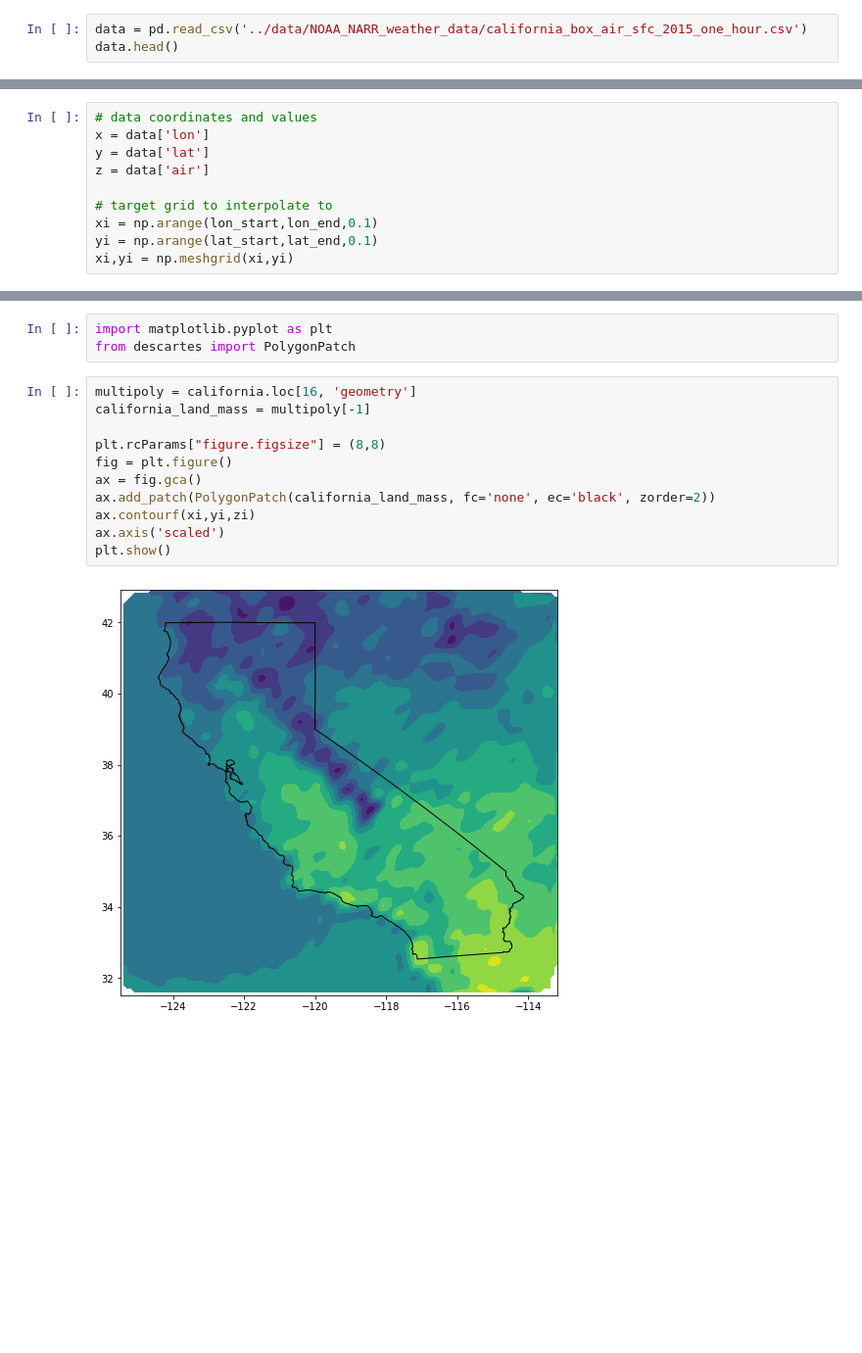
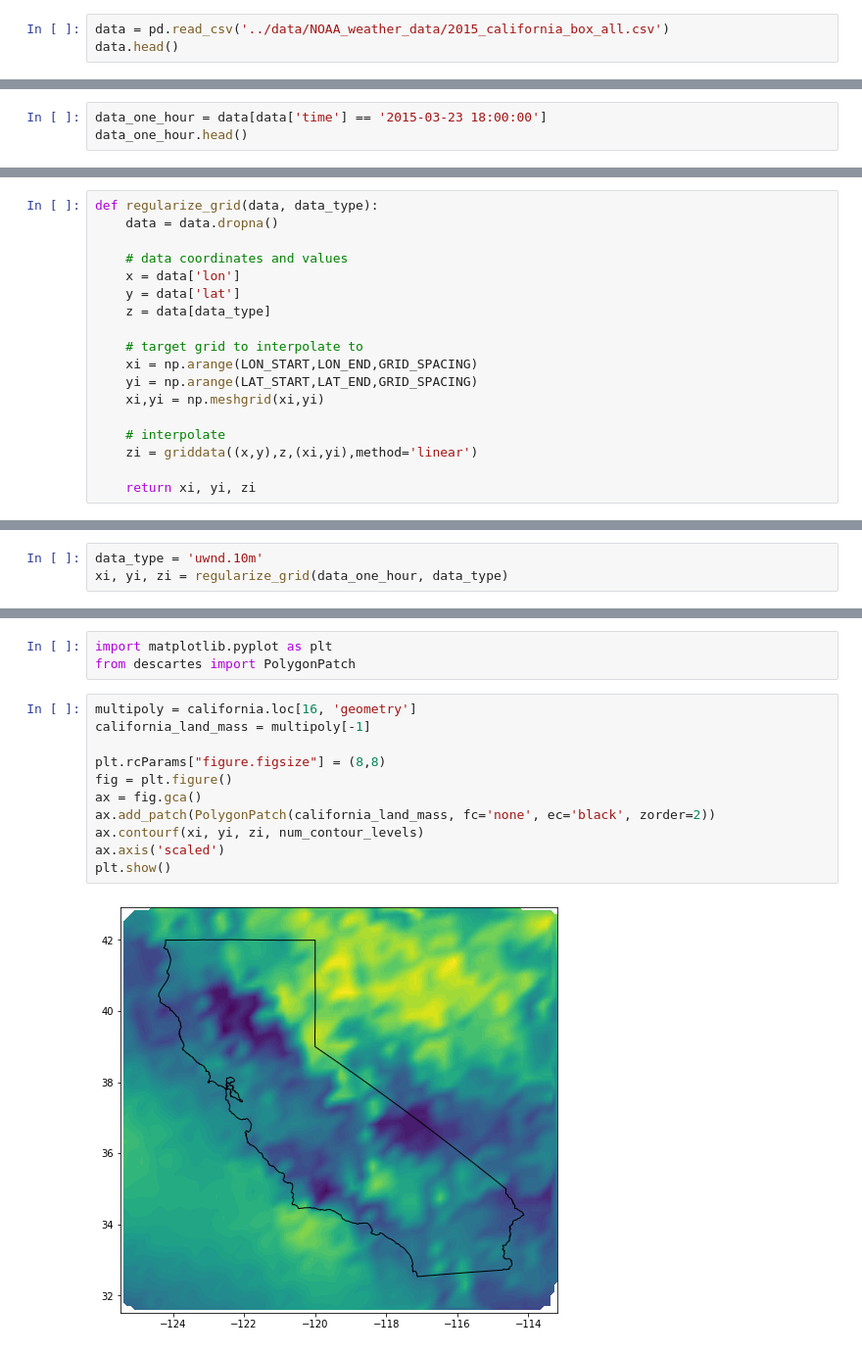
Before and after one commit to aristyogresearch/wildfire, a Jupyter notebook: notebooks/weather_data_heatmaps.ipynb, the cells around one changed output, grey strips where cells are left out. Shown at 98% size. Cells and saved outputs as stored; diff of their text form; blank space fills up the shorter version.

Commit message:
Worked on weather heatmaps

```diff
--- a/notebooks/weather_data_heatmaps.ipynb
+++ b/notebooks/weather_data_heatmaps.ipynb
@@ -11,4 +14,4 @@ lon_end = -113.131
 # %%
-data = pd.read_csv('../data/NOAA_NARR_weather_data/california_box_air_sfc_2015_one_hour.csv')
+data = pd.read_csv('../data/NOAA_weather_data/2015_california_box_all.csv')
 data.head()
 # %% [output]
@@ -20,0 +45,3 @@ data.head()
+# %%
+data_one_hour = data[data['time'] == '2015-03-23 18:00:00']
+data_one_hour.head()
@@ -21,10 +76,18 @@ data.head()
 # %%
-# data coordinates and values
-x = data['lon']
-y = data['lat']
-z = data['air']
+def regularize_grid(data, data_type):
+    data = data.dropna()
 
-# target grid to interpolate to
-xi = np.arange(lon_start,lon_end,0.1)
-yi = np.arange(lat_start,lat_end,0.1)
-xi,yi = np.meshgrid(xi,yi)
+    # data coordinates and values
+    x = data['lon']
+    y = data['lat']
+    z = data[data_type]
+
+    # target grid to interpolate to
+    xi = np.arange(LON_START,LON_END,GRID_SPACING)
+    yi = np.arange(LAT_START,LAT_END,GRID_SPACING)
+    xi,yi = np.meshgrid(xi,yi)
+
+    # interpolate
+    zi = griddata((x,y),z,(xi,yi),method='linear')
+
+    return xi, yi, zi
@@ -38,3 +94,6 @@ zi = griddata((x,y),z,(xi,yi),method='cubic')
+# %%
+data_type = 'uwnd.10m'
+xi, yi, zi = regularize_grid(data_one_hour, data_type)
 # %%
 # plot
 plt.rcParams["figure.figsize"] = (8,8)
@@ -75,13 +134,13 @@ from descartes import PolygonPatch
 # %%
 multipoly = california.loc[16, 'geometry']
 california_land_mass = multipoly[-1]
 
 plt.rcParams["figure.figsize"] = (8,8)
 fig = plt.figure()
 ax = fig.gca()
 ax.add_patch(PolygonPatch(california_land_mass, fc='none', ec='black', zorder=2))
-ax.contourf(xi,yi,zi)
+ax.contourf(xi, yi, zi, num_contour_levels)
 ax.axis('scaled')
 plt.show()
 # %% [output]
-[figure, old version]
+[figure, new version]
```
Also changed, not shown: parts of 10 cells of this notebook, 43 other files.
